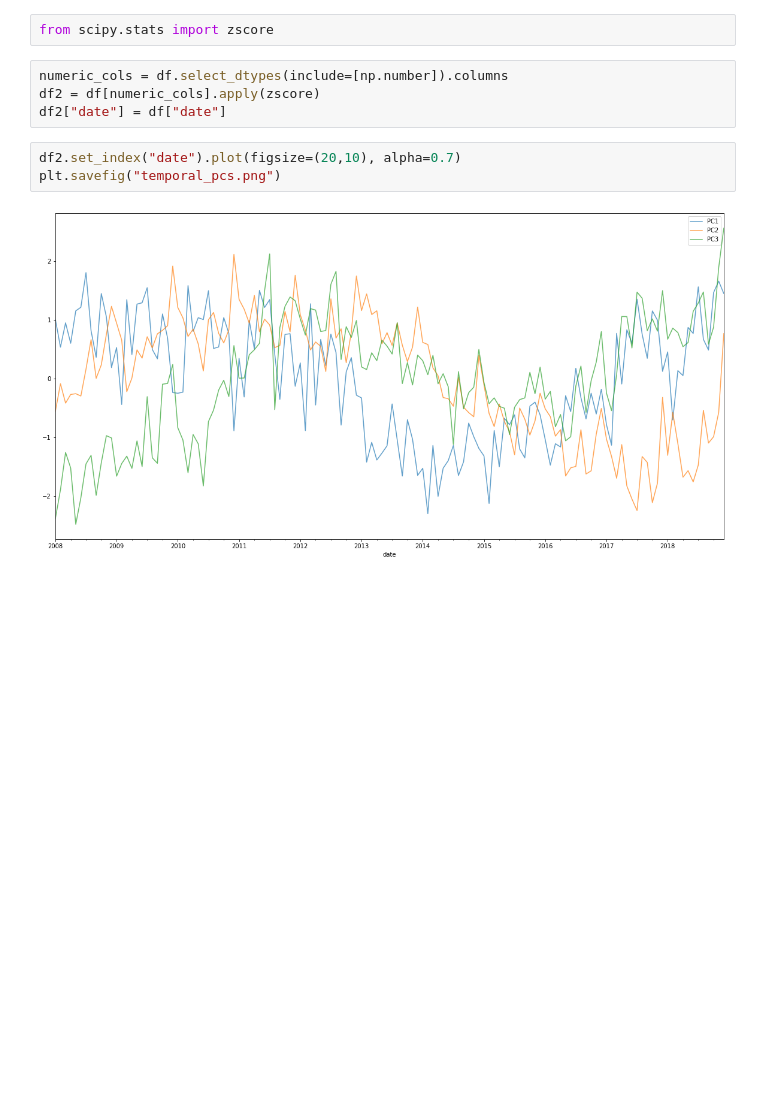
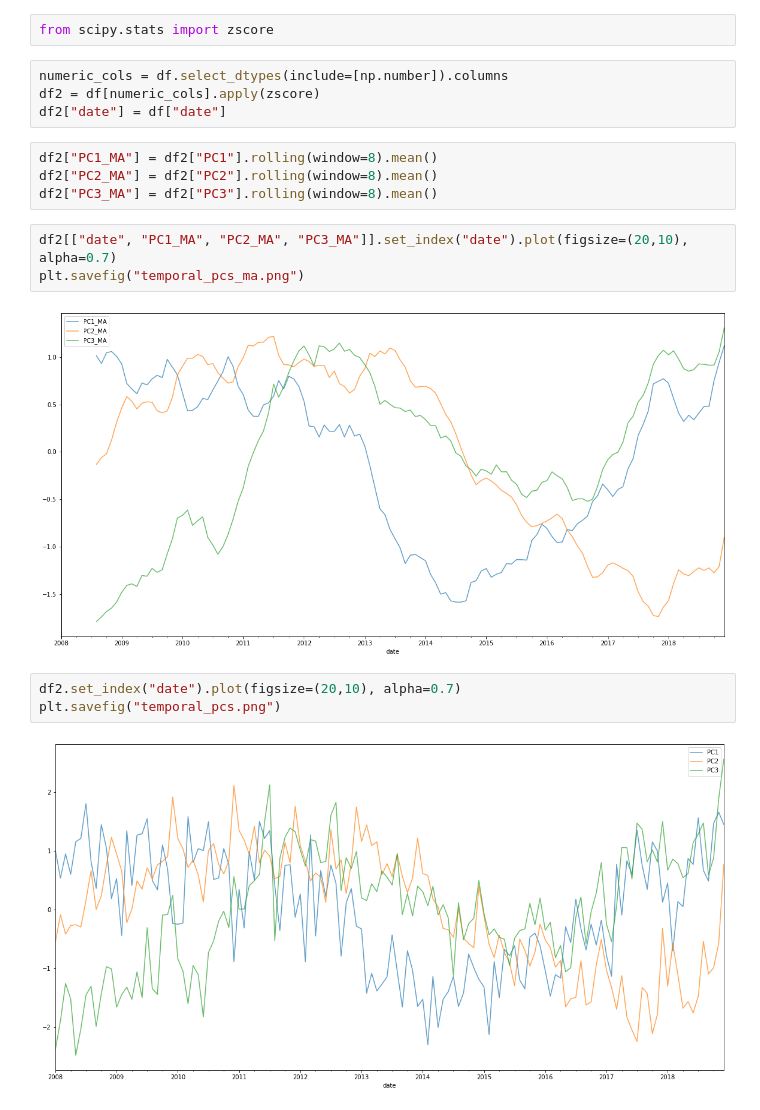
Before and after one commit to jlavileze/citadel-datathon-2020, a Jupyter notebook: analysis/spatiotemporal_borough.ipynb, the cells around one changed output. Cells and saved outputs as stored; diff of their text form; blank space fills up the shorter version.

```diff
--- a/analysis/spatiotemporal_borough.ipynb
+++ b/analysis/spatiotemporal_borough.ipynb
@@ -78,6 +78,15 @@ from scipy.stats import zscore
 numeric_cols = df.select_dtypes(include=[np.number]).columns
 df2 = df[numeric_cols].apply(zscore)
 df2["date"] = df["date"]
+# %%
+df2["PC1_MA"] = df2["PC1"].rolling(window=8).mean()
+df2["PC2_MA"] = df2["PC2"].rolling(window=8).mean()
+df2["PC3_MA"] = df2["PC3"].rolling(window=8).mean()
+# %%
+df2[["date", "PC1_MA", "PC2_MA", "PC3_MA"]].set_index("date").plot(figsize=(20,10), alpha=0.7)
+plt.savefig("temporal_pcs_ma.png")
+# %% [output]
+[figure, added]
 # %%
 df2.set_index("date").plot(figsize=(20,10), alpha=0.7)
 plt.savefig("temporal_pcs.png")
```
Also changed, not shown: 2 other files.
